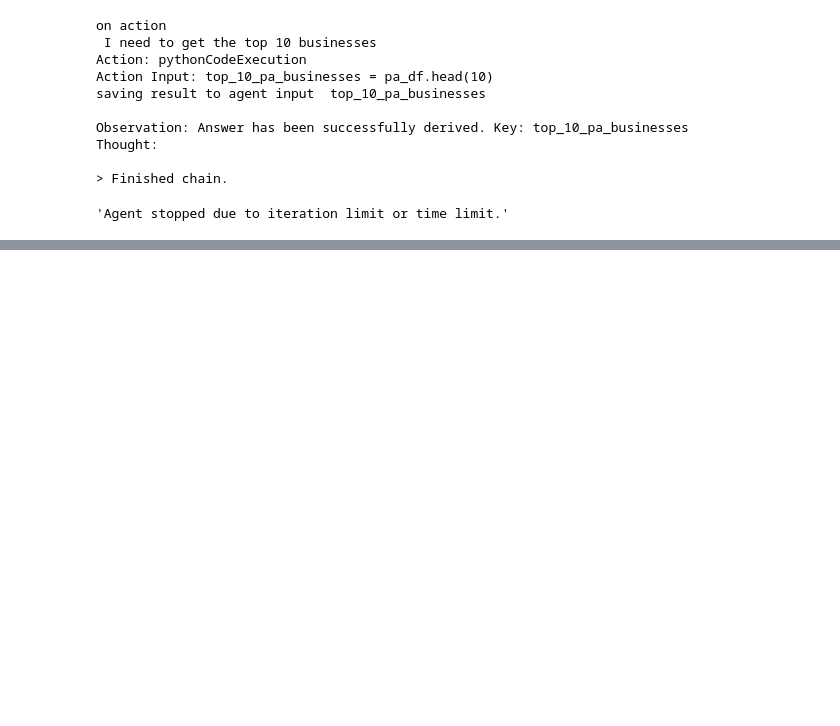
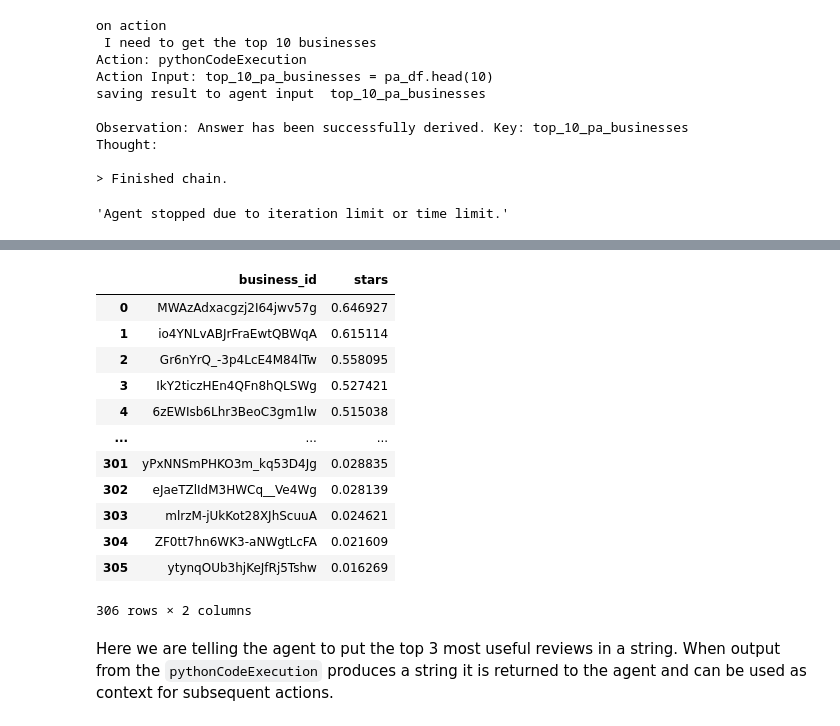
Before and after one commit to bmcclanahan/JupyterLLMAgents, a Jupyter notebook: LLMPABusinessReviewAnalysis.ipynb, the cells around one changed output, grey strips where cells are left out. Saved outputs shown, nothing was run; the diff lists cells and outputs as text; code cells hidden in the pictures; blank space fills up the shorter version.

```diff
--- a/LLMPABusinessReviewAnalysis.ipynb
+++ b/LLMPABusinessReviewAnalysis.ipynb
@@ -207,0 +301,19 @@ chat_agent.get_result('result23')
+# %%
+chat_agent.get_result('low_review_df')
+# %% [output]
+|  | business_id | stars |
+| 0 | MWAzAdxacgzj2I64jwv57g | 0.646927 |
+| 1 | io4YNLvABJrFraEwtQBWqA | 0.615114 |
+| 2 | Gr6nYrQ_-3p4LcE4M84lTw | 0.558095 |
+| 3 | IkY2ticzHEn4QFn8hQLSWg | 0.527421 |
+| 4 | 6zEWIsb6Lhr3BeoC3gm1lw | 0.515038 |
+| ... | ... | ... |
+| 301 | yPxNNSmPHKO3m_kq53D4Jg | 0.028835 |
+| 302 | eJaeTZlIdM3HWCq__Ve4Wg | 0.028139 |
+| 303 | mlrzM-jUkKot28XJhScuuA | 0.024621 |
+| 304 | ZF0tt7hn6WK3-aNWgtLcFA | 0.021609 |
+| 305 | ytynqOUb3hjKeJfRj5Tshw | 0.016269 |
+306 rows × 2 columns
+# %% [markdown]
+Here we are telling the agent to put the top 3 most useful reviews in a string.
+When output from the `pythonCodeExecution` produces a string it is returned to the agent and can be used as context for subsequent actions.
```
Also changed, not shown: parts of 18 cells of this notebook, 2 other files.
